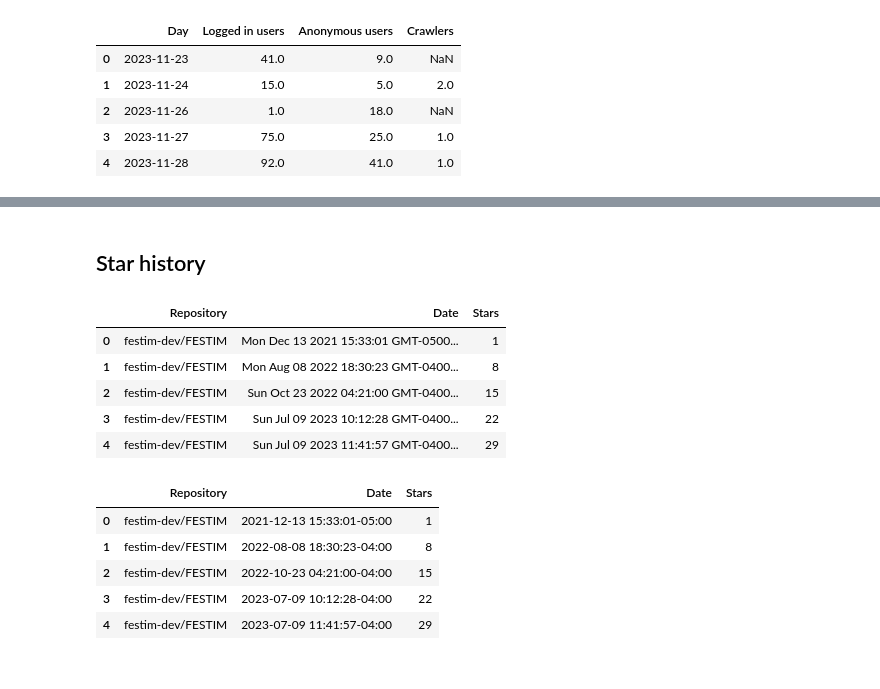
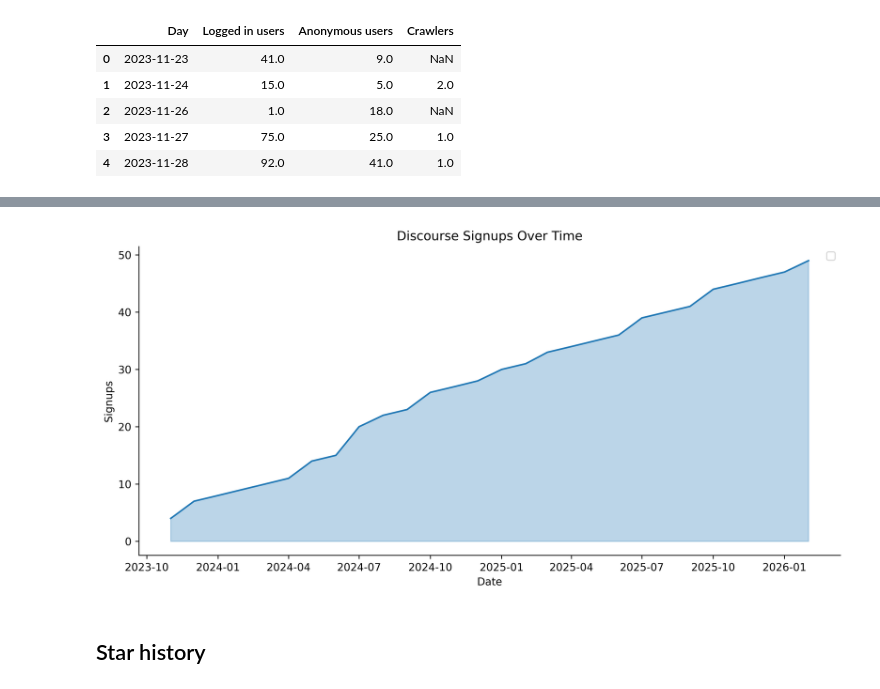
Before and after one commit to festim-dev/pose, a Jupyter notebook: main.ipynb, the cells around one changed output, grey strips where cells are left out. Drawn from its saved outputs; the diff is of its cells as text; code cells hidden in the pictures.

```diff
--- a/main.ipynb
+++ b/main.ipynb
@@ -84,0 +81,5 @@ plt.show()
+# %%
+# read csv file
+filename = "signups-260303-170440.csv"
+discourse_signups = pd.read_csv(filename)
+discourse_signups.head()
@@ -84,0 +93,9 @@ plt.show()
+# %%
+# convert 'Day' to datetime
+discourse_signups["Day"] = pd.to_datetime(discourse_signups["Day"])
+
+# group per month (sum numeric columns only)
+discourse_signups_monthly = discourse_signups.groupby(
+    discourse_signups["Day"].dt.to_period("M")
+)
+discourse_signups_monthly = discourse_signups_monthly[["Count"]].sum()
@@ -85,33 +123,32 @@ plt.show()
+# %%
+
+# name the index for clarity
+discourse_signups_monthly.index.name = "Month"
+
+def plot_signups(fill_betwee=True, **kwargs):
+    x = (
+        discourse_signups_monthly.index.to_timestamp()
+        if hasattr(discourse_signups_monthly.index, "to_timestamp")
+        else discourse_signups_monthly.index
+    )
+    cumulative_signups = discourse_signups_monthly["Count"].cumsum()
+    l, = plt.plot(x, cumulative_signups, **kwargs)
+    if fill_betwee:
+        plt.fill_between(x, cumulative_signups, alpha=0.3, color=l.get_color())
+
+    return x, cumulative_signups
+
+plt.figure(dpi=600, figsize=(10, 5))
+
+# plot the data - convert PeriodIndex to timestamps for plotting
+plot_signups()
+plt.title("Discourse Signups Over Time")
+plt.xlabel("Date")
+plt.ylabel("Signups")
+plt.legend(reverse=True)
+plt.tight_layout()
+plt.show()
+# %% [output]
+[figure, added]
 # %% [markdown]
 ## Star history
-# %%
-star_df = pandas.read_csv('star-history-2025710.csv')
-star_df.head()
-# %% [output]
-|  | Repository | Date | Stars |
-| 0 | festim-dev/FESTIM | Mon Dec 13 2021 15:33:01 GMT-0500... | 1 |
-| 1 | festim-dev/FESTIM | Mon Aug 08 2022 18:30:23 GMT-0400... | 8 |
-| 2 | festim-dev/FESTIM | Sun Oct 23 2022 04:21:00 GMT-0400... | 15 |
-| 3 | festim-dev/FESTIM | Sun Jul 09 2023 10:12:28 GMT-0400... | 22 |
-| 4 | festim-dev/FESTIM | Sun Jul 09 2023 11:41:57 GMT-0400... | 29 |
-# %%
-# convert 'Date' to datetime
-# format is Mon Dec 13 2021 15:33:01 GMT-0500 (Eastern Standard Time)
-# We'll parse up to the GMT offset and ignore the timezone name in parentheses
-
-import re
-
-def parse_date_with_timezone(date_str):
-    # Remove the timezone name in parentheses
-    date_str_cleaned = re.sub(r'\s*\([^)]+\)$', '', date_str)
-    return pandas.to_datetime(date_str_cleaned, format='%a %b %d %Y %H:%M:%S GMT%z')
-
-star_df['Date'] = star_df['Date'].apply(parse_date_with_timezone)
-star_df.head()
-# %% [output]
-|  | Repository | Date | Stars |
-| 0 | festim-dev/FESTIM | 2021-12-13 15:33:01-05:00 | 1 |
-| 1 | festim-dev/FESTIM | 2022-08-08 18:30:23-04:00 | 8 |
-| 2 | festim-dev/FESTIM | 2022-10-23 04:21:00-04:00 | 15 |
-| 3 | festim-dev/FESTIM | 2023-07-09 10:12:28-04:00 | 22 |
-| 4 | festim-dev/FESTIM | 2023-07-09 11:41:57-04:00 | 29 |
```
Also changed, not shown: parts of 30 cells of this notebook, 7 other files.
